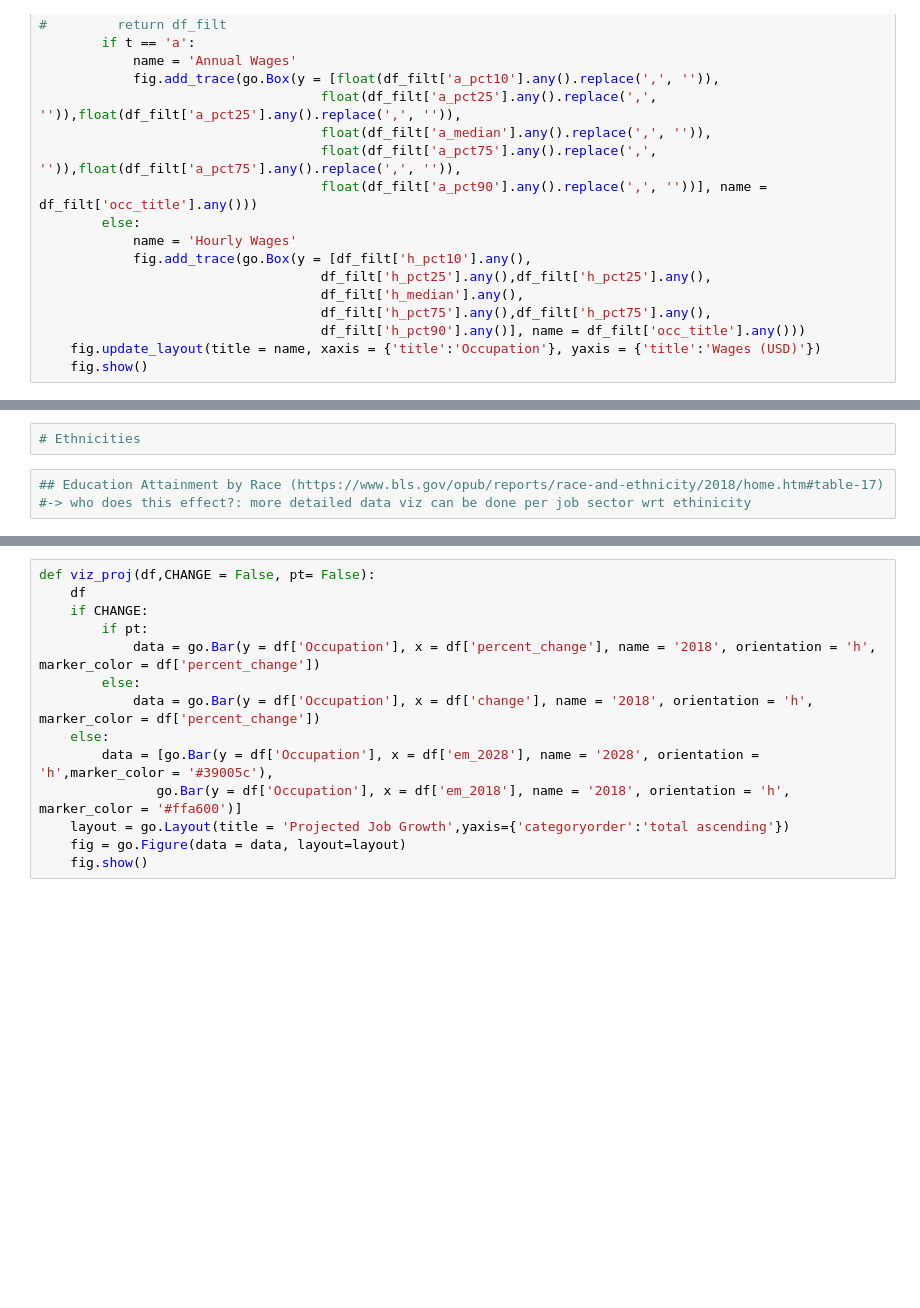
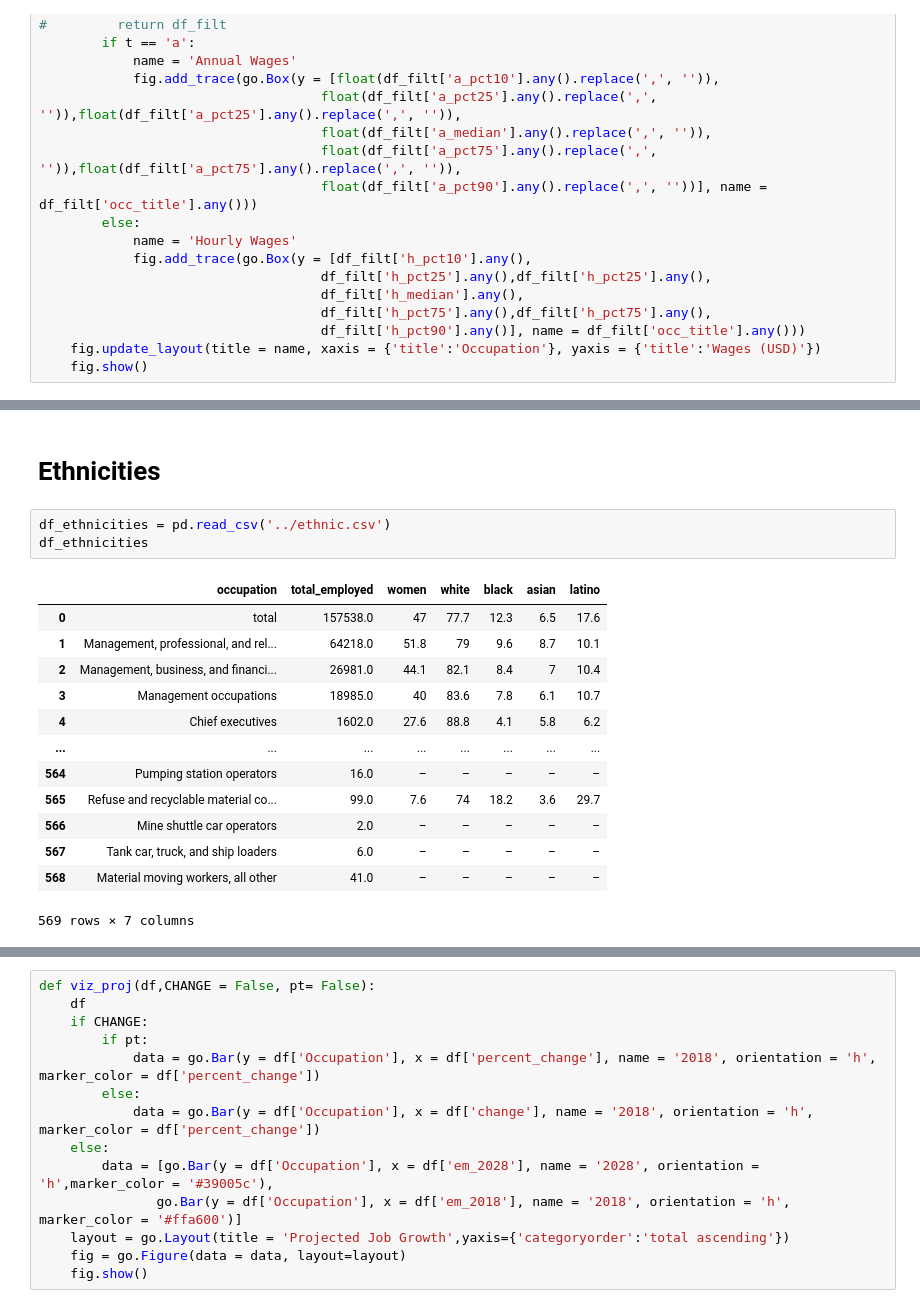
Before and after one commit to thanh17/-UROP-Employment-Pathway, a Jupyter notebook: Python notebooks/Ages and Wages.ipynb, the cells around one changed output, grey strips where cells are left out. Saved outputs shown, nothing was run; the diff lists cells and outputs as text; blank space fills up the shorter version.

```diff
--- a/Python notebooks/Ages and Wages.ipynb
+++ b/Python notebooks/Ages and Wages.ipynb
@@ -241,8 +241,22 @@ fig = go.Figure()
 viz_wage(df_wages,['35-2021','37-2019','41-2031'],'a')
 # %% [output]
 [interactive output not drawn]
-# %%
-# Ethnicities
-# %%
-## Education Attainment by Race (https://www.bls.gov/opub/reports/race-and-ethnicity/2018/home.htm#table-17)
-#-> who does this effect?: more detailed data viz can be done per job sector wrt ethinicity
+# %% [markdown]
+# Ethnicities
+# %%
+df_ethnicities = pd.read_csv('../ethnic.csv')
+df_ethnicities
+# %% [output]
+|  | occupation | total_employed | women | white | black | asian | latino |
+| 0 | total | 157538.0 | 47 | 77.7 | 12.3 | 6.5 | 17.6 |
+| 1 | Management, professional, and rel... | 64218.0 | 51.8 | 79 | 9.6 | 8.7 | 10.1 |
+| 2 | Management, business, and financi... | 26981.0 | 44.1 | 82.1 | 8.4 | 7 | 10.4 |
+| 3 | Management occupations | 18985.0 | 40 | 83.6 | 7.8 | 6.1 | 10.7 |
+| 4 | Chief executives | 1602.0 | 27.6 | 88.8 | 4.1 | 5.8 | 6.2 |
+| ... | ... | ... | ... | ... | ... | ... | ... |
+| 564 | Pumping station operators | 16.0 | – | – | – | – | – |
+| 565 | Refuse and recyclable material co... | 99.0 | 7.6 | 74 | 18.2 | 3.6 | 29.7 |
+| 566 | Mine shuttle car operators | 2.0 | – | – | – | – | – |
+| 567 | Tank car, truck, and ship loaders | 6.0 | – | – | – | – | – |
+| 568 | Material moving workers, all other | 41.0 | – | – | – | – | – |
+569 rows × 7 columns
```
Also changed, not shown: parts of 12 cells of this notebook.
